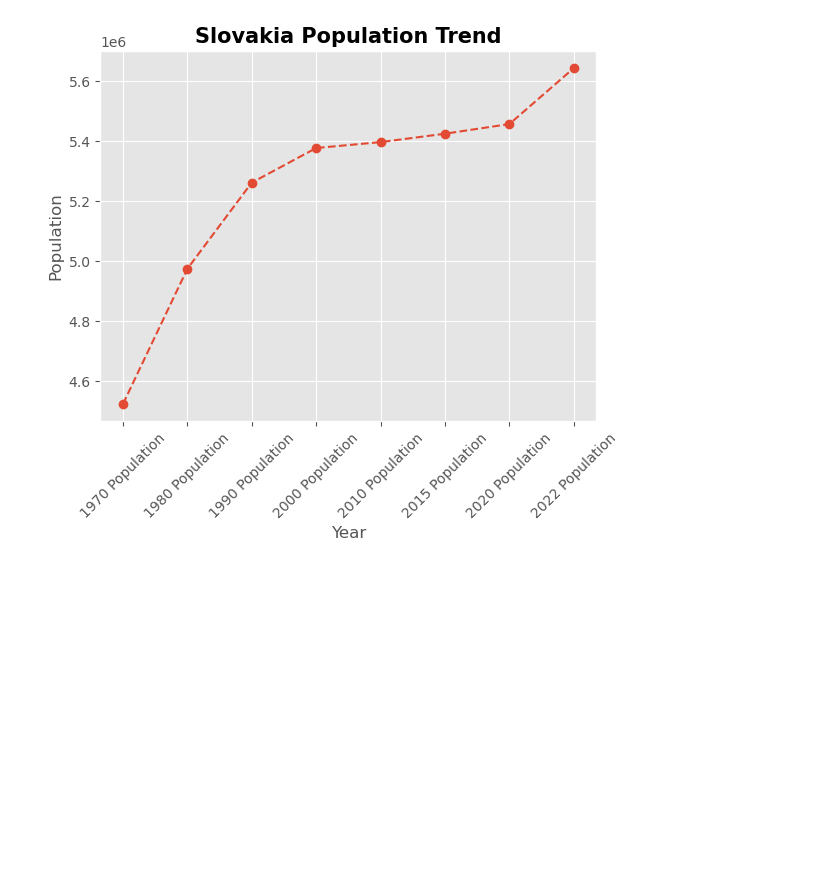
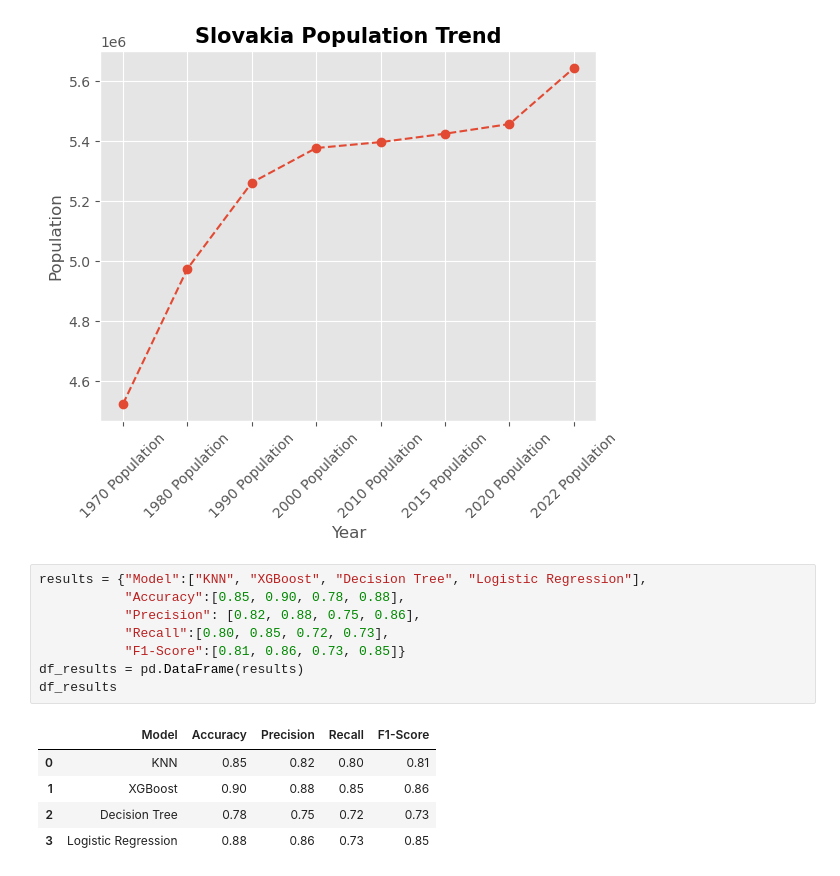
Before and after one commit to hananlu/basicPython, a Jupyter notebook: programmingWithPythonQuestion.ipynb, the cells around one changed output. Drawn from its saved outputs; the diff is of its cells as text; blank space fills up the shorter version.

```diff
--- a/programmingWithPythonQuestion.ipynb
+++ b/programmingWithPythonQuestion.ipynb
@@ -276,3 +276,17 @@ plt.xticks(rotation=45)
 plt.show()
 # %% [output]
 [figure]
+# %%
+results = {"Model":["KNN", "XGBoost", "Decision Tree", "Logistic Regression"],
+           "Accuracy":[0.85, 0.90, 0.78, 0.88],
+           "Precision": [0.82, 0.88, 0.75, 0.86],
+           "Recall":[0.80, 0.85, 0.72, 0.73],
+           "F1-Score":[0.81, 0.86, 0.73, 0.85]}
+df_results = pd.DataFrame(results)
+df_results
+# %% [output]
+|  | Model | Accuracy | Precision | Recall | F1-Score |
+| 0 | KNN | 0.85 | 0.82 | 0.80 | 0.81 |
+| 1 | XGBoost | 0.90 | 0.88 | 0.85 | 0.86 |
+| 2 | Decision Tree | 0.78 | 0.75 | 0.72 | 0.73 |
+| 3 | Logistic Regression | 0.88 | 0.86 | 0.73 | 0.85 |
```
Also changed, not shown: parts of 1 cell of this notebook.
